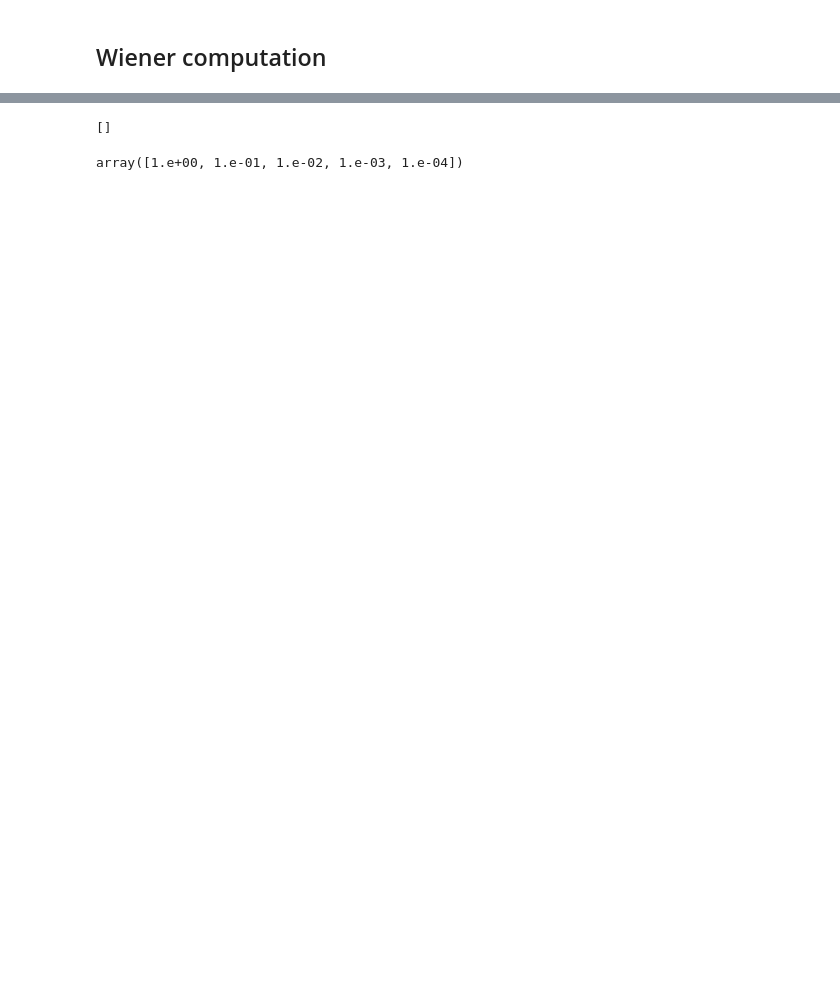
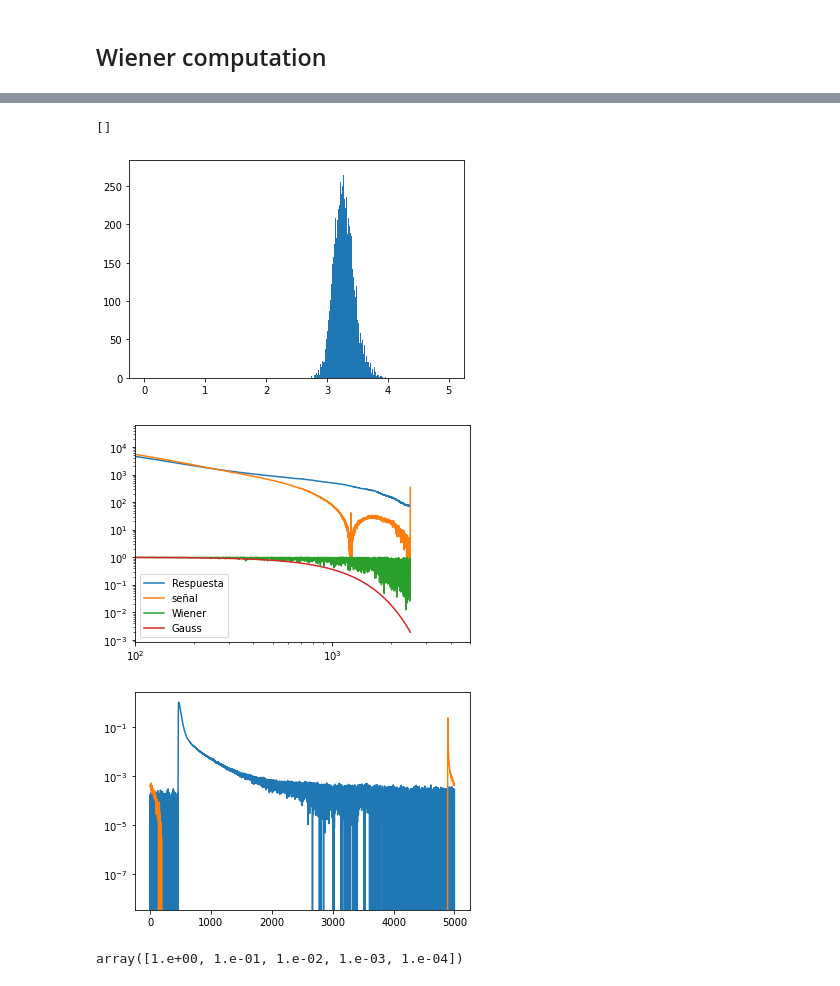
Before and after one commit to CIEMAT-Neutrino/CYTHON_TOOLS, a Jupyter notebook: notebooks/Wiener.ipynb, the cells around one changed output, grey strips where cells are left out. Drawn from its saved outputs; the diff is of its cells as text; code cells hidden in the pictures; blank space fills up the shorter version.

```diff
--- a/notebooks/Wiener.ipynb
+++ b/notebooks/Wiener.ipynb
@@ -48,47 +56,50 @@ noise=np.random.normal(0,STD_av,my_runs[run][0]["NBins_wvf"])
 # %%
 import scipy.fft
 
-%matplotlib qt
+%matplotlib inline
 
-chan=4
+chan=1
 a=plt.hist(var_runs[run][chan]["Ped_STD"],500,[0,5]);
 STD_av=a[1][np.argmax(a[0])]
 
 plt.figure()
-# signal=wvf[0]
-signal  =load_average_npy([run]    ,ch)[run][chan]["AvWvf_threshold"]
-response=dec_runs                      [10 ][chan]["AvWvf_threshold"]
+signal=wvf[0]
+signal  =load_average_npy([run]    ,ch)[run][chan]["AvWvf"]
+response=dec_runs                      [10 ][chan]["AvWvf_peak"]
 
 FT_response=scipy.fft.rfft(response)
 FT_signal  =scipy.fft.rfft(signal)
 FT_noise   =scipy.fft.rfft(noise)
 
 Wiener     =np.abs(FT_response  )**2/(np.abs(FT_noise  )**2+np.abs(FT_response  )**2)
 Wiener[0]=0
-Gauss      =np.exp(-0.0000000000003*(np.arange(len(Wiener))**2))
+Gauss      =np.exp(-0.000001*(np.arange(len(Wiener))**2))
 Gauss[0]=0;
 
 plt.plot(np.abs(FT_response) )
 plt.plot(np.abs(FT_signal  ) )
 plt.plot( Wiener )
 plt.plot( Gauss )
 plt.legend(["Respuesta","señal","Wiener","Gauss"])
 
 
 plt.semilogy()
 plt.semilogx()
 plt.xlim([1e2,0.5e4])
 
 plt.figure()
 
 plt.plot(signal/max(signal))
 # plt.plot( np.fft.irfft(FT_response/FT_signal*Wiener) )
-plt.plot( scipy.fft.irfft(FT_response/FT_signal*Gauss) )
+plt.plot( scipy.fft.irfft(FT_signal/FT_response*Gauss) )
 
 
 plt.semilogy()
 # %% [output]
 []
+[figure, added]
+[figure, added]
+[figure, added]
 # %%
 # %% [output]
 array([1.e+00, 1.e-01, 1.e-02, 1.e-03, 1.e-04])
```
Also changed, not shown: parts of 3 cells of this notebook.
